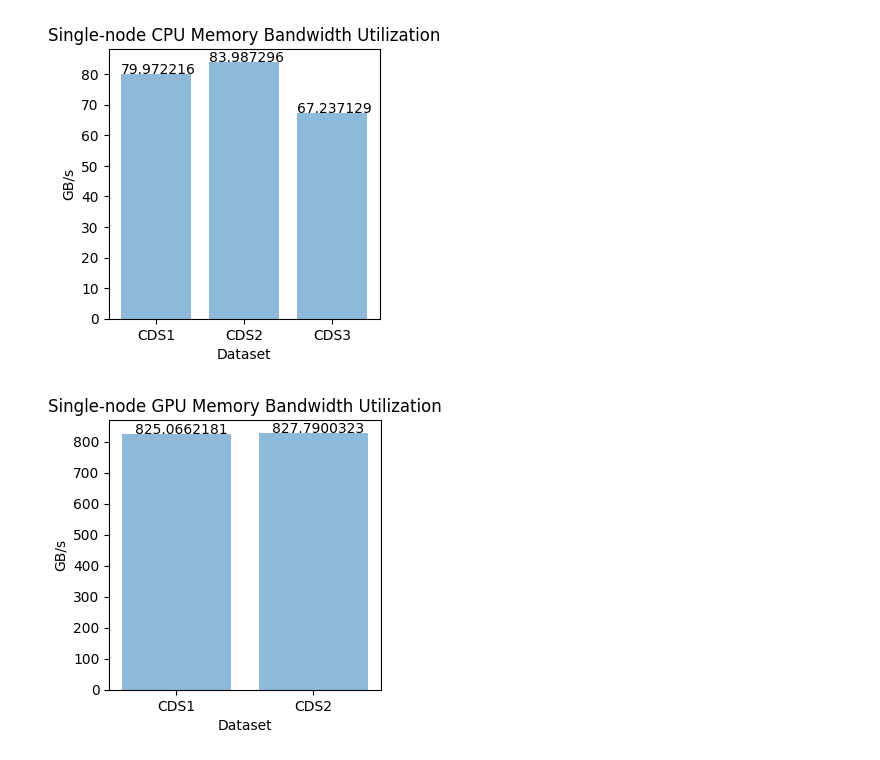
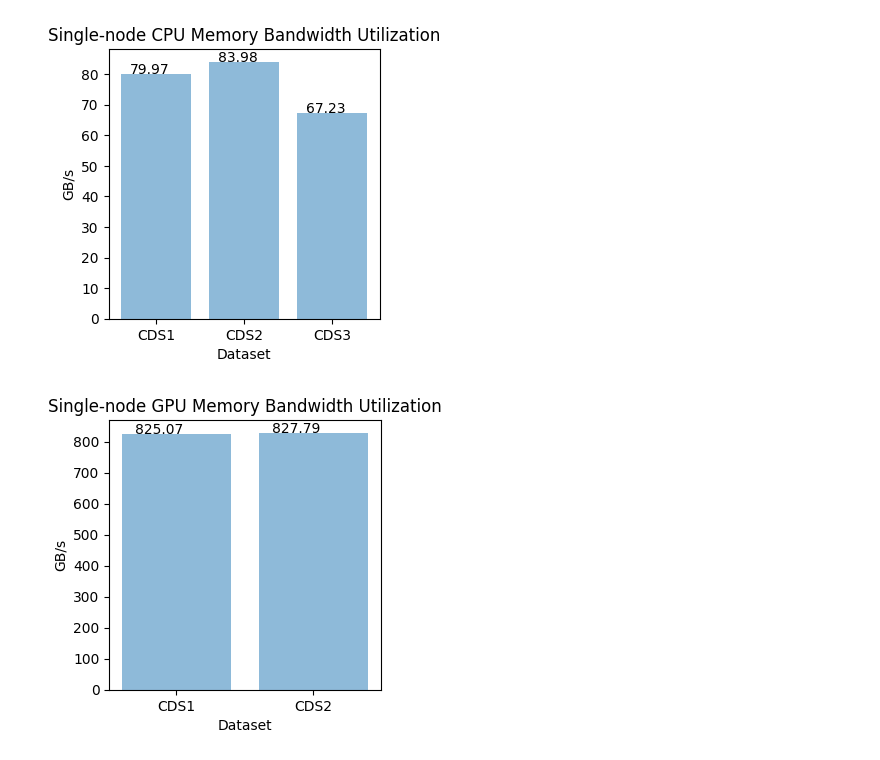
Before and after one commit to kanwren/MemXCT, a Jupyter notebook: ReproducibilityChallenge/figures/scripts/memoryBandwidth_plots.ipynb, the cells around one changed output. Saved outputs shown, nothing was run; the diff lists cells and outputs as text; code cells hidden in the pictures.

Commit message:
truncated figure to 2 decimals

```diff
--- a/ReproducibilityChallenge/figures/scripts/memoryBandwidth_plots.ipynb
+++ b/ReproducibilityChallenge/figures/scripts/memoryBandwidth_plots.ipynb
@@ -1,23 +1,23 @@
 # %%
 import matplotlib.pyplot as plt; plt.rcdefaults()
 import numpy as np
 import matplotlib.pyplot as plt
 
 objects = ('CDS1', 'CDS2', 'CDS3')
 y_pos = np.arange(len(objects))
-performance = [79.972216,83.987296,67.237129]
+performance = [79.97,83.98,67.23]
 plt.figure(figsize=(3.5,3.5))
 plt.bar(y_pos, performance, align='center', alpha=0.5)
 for a,b in zip(y_pos, performance):
-    plt.text(a-0.4, b+0.04, str(b))
+    plt.text(a-0.3, b+0.04, str(b))
 plt.xticks(y_pos, objects)
 plt.ylabel('GB/s')
 plt.xlabel('Dataset')
 plt.title('Single-node CPU Memory Bandwidth Utilization')
 
 plt.show()
 # %% [output]
-[figure, old version]
+[figure, new version]
 # %%
 import matplotlib.pyplot as plt; plt.rcdefaults()
 import numpy as np
@@ -25,10 +25,10 @@ import matplotlib.pyplot as plt
 
 objects = ('CDS1', 'CDS2')
 y_pos = np.arange(len(objects))
-performance = [825.0662181,827.7900323]
+performance = [825.07,827.79]
 plt.figure(figsize=(3.5,3.5))
 for a,b in zip(y_pos, performance):
-    plt.text(a-0.3, b+0.04, str(b))
+    plt.text(a-0.3, b-0.04, str(b))
 plt.bar(y_pos, performance, align='center', alpha=0.5)
 plt.xticks(y_pos, objects)
 plt.ylabel('GB/s')
@@ -37,4 +37,4 @@ plt.title('Single-node GPU Memory Bandwidth Utilization')
 
 plt.show()
 # %% [output]
-[figure, old version]
+[figure, new version]
```
